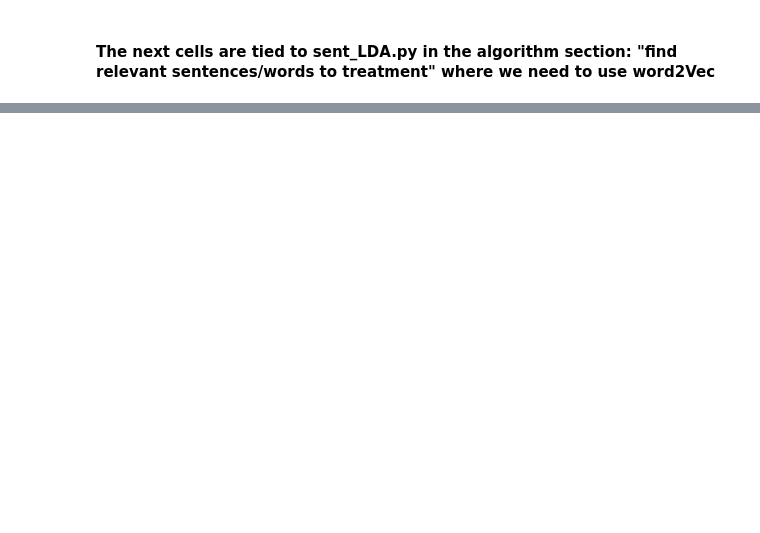
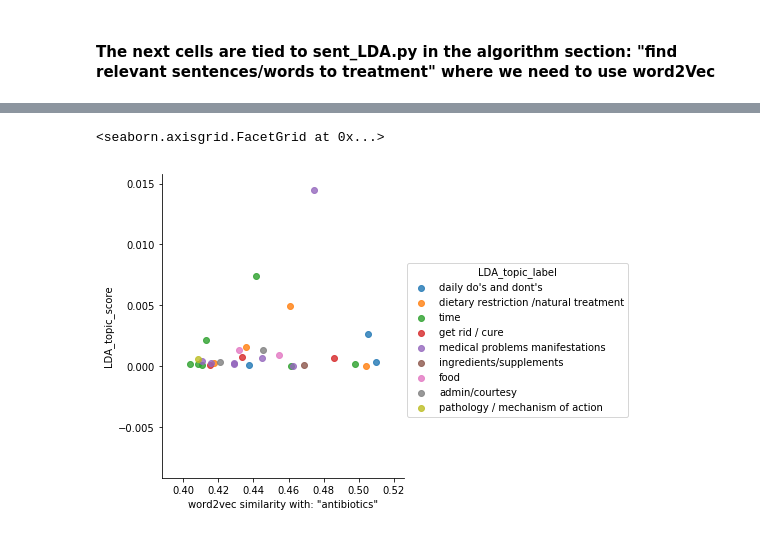
Before and after one commit to Erolino/Support_group_MD, a Jupyter notebook: draft/Candida_NLP_word2vec.ipynb, the cells around one changed output, grey strips where cells are left out. Saved outputs shown, nothing was run; the diff lists cells and outputs as text; code cells hidden in the pictures; blank space fills up the shorter version.

```diff
--- a/draft/Candida_NLP_word2vec.ipynb
+++ b/draft/Candida_NLP_word2vec.ipynb
@@ -550,0 +547,5 @@ successful           0.381
+# %%
+sns.lmplot('word2vec similarity with: "antibiotics"','LDA_topic_score',antibw2lda,fit_reg=False,hue='LDA_topic_label')
+# %% [output]
+<seaborn.axisgrid.FacetGrid at 0x...>
+[figure, added]
```
Also changed, not shown: parts of 48 cells of this notebook, 12 other files.
